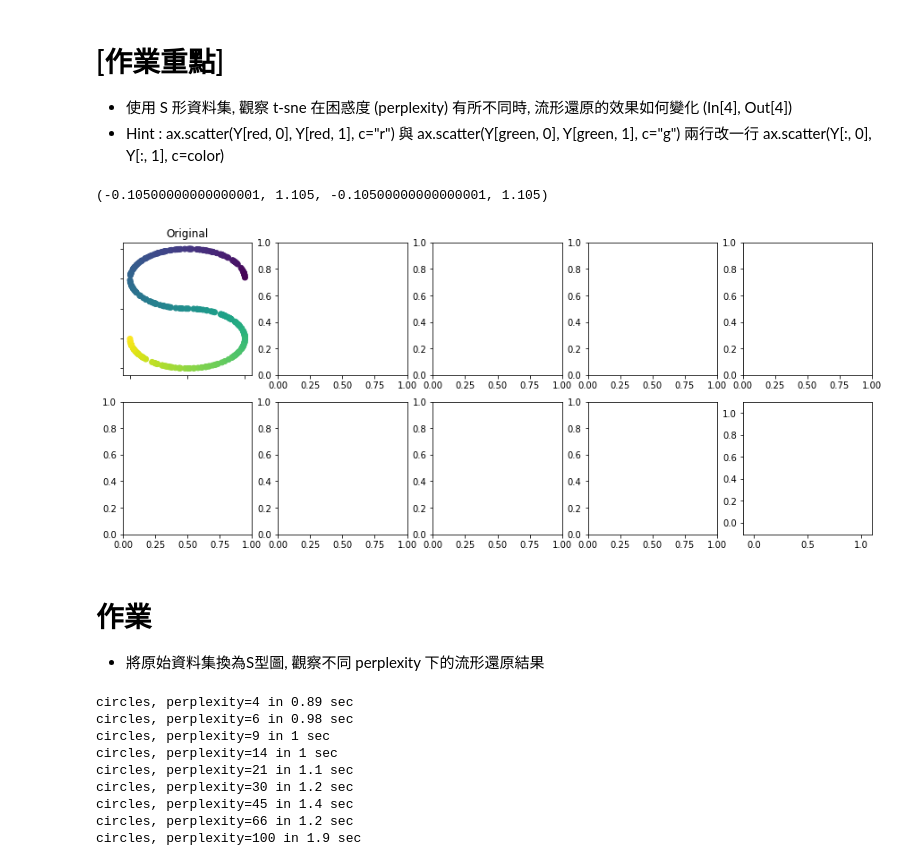
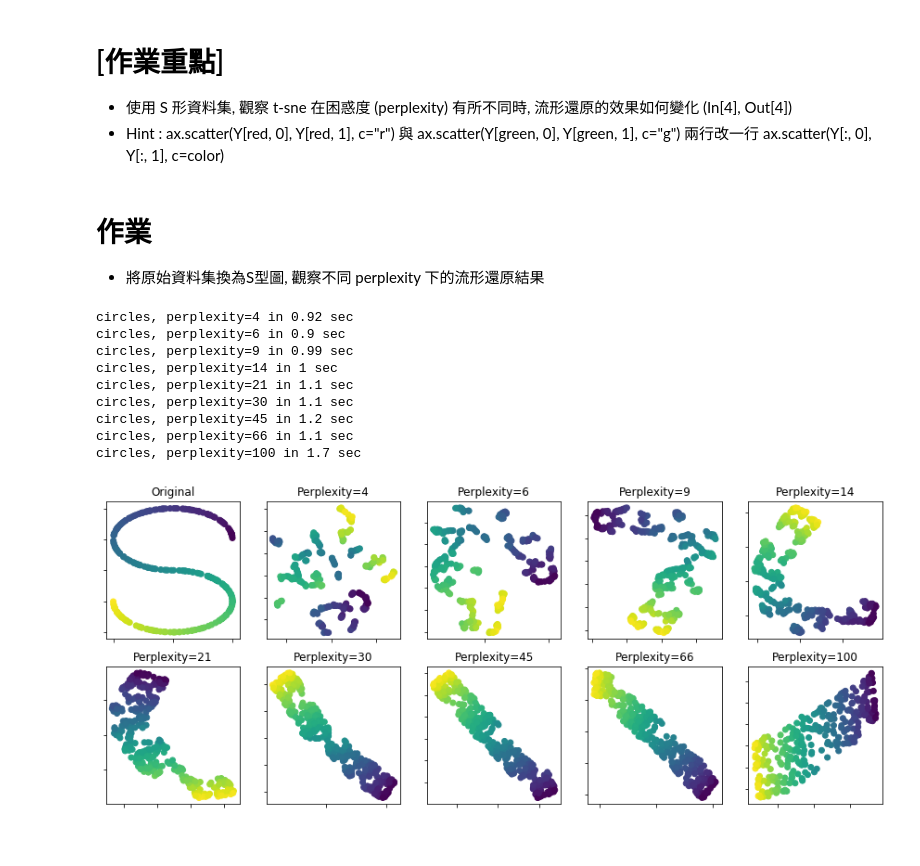
Before and after one commit to BeemoLin/ML100Days, a Jupyter notebook: homework/Day_062_tsne_HW.ipynb, the cells around one changed output. Cells and saved outputs as stored; diff of their text form; code cells hidden in the pictures.

```diff
--- a/homework/Day_062_tsne_HW.ipynb
+++ b/homework/Day_062_tsne_HW.ipynb
@@ -15,60 +15,58 @@ import matplotlib.pyplot as plt
 from matplotlib.ticker import NullFormatter
 from sklearn import manifold, datasets
 from time import time
-# %%
-# 設定模型與繪圖參數
-n_samples = 300
-n_components = 2
-(fig, subplots) = plt.subplots(2, 5, figsize=(15, 6))
-perplexities = [4, 6, 9, 14, 21, 30, 45, 66, 100]
-
-# 設定S曲線資料點
-X, color = datasets.samples_generator.make_s_curve(n_samples, random_state=0)
-
-# 繪製資料原圖
-ax = subplots[0][0]
-ax.set_title("Original")
-ax.scatter(X[:, 0], X[:, 2], c=color)
-ax.xaxis.set_major_formatter(NullFormatter())
-ax.yaxis.set_major_formatter(NullFormatter())
-plt.axis('tight')
-# %% [output]
-(-0.10500000000000001, 1.105, -0.10500000000000001, 1.105)
-[figure, removed]
 # %% [markdown]
 # 作業
 * 將原始資料集換為S型圖, 觀察不同 perplexity 下的流形還原結果
 # %%
+# 設定模型與繪圖參數
+n_samples = 300
+n_components = 2
+(fig, subplots) = plt.subplots(2, 5, figsize=(15, 6))
+perplexities = [4, 6, 9, 14, 21, 30, 45, 66, 100]
+
+# 設定S曲線資料點
+X, color = datasets.samples_generator.make_s_curve(n_samples, random_state=0)
+
+# 繪製資料原圖
+ax = subplots[0][0]
+ax.set_title("Original")
+ax.scatter(X[:, 0], X[:, 2], c=color)
+ax.xaxis.set_major_formatter(NullFormatter())
+ax.yaxis.set_major_formatter(NullFormatter())
+plt.axis('tight')
+
 # 繪製不同 perplexity 下的 t-SNE 流形還原圖 (請注意! 語法也要對應調整)
 #  ax.scatter(Y[red, 0], Y[red, 1], c="r") 與 ax.scatter(Y[green, 0], Y[green, 1], c="g") 兩行改一行 ax.scatter(Y[:, 0], Y[:, 1], c=color)
 for i, perplexity in enumerate(perplexities):
     if i<4:
         ax = subplots[0][i+1]
     else:
         ax = subplots[1][i-4]
 
     t0 = time()
     tsne = manifold.TSNE(n_components=n_components, init='random',
                          random_state=0, perplexity=perplexity)
     Y = tsne.fit_transform(X)
     t1 = time()
     print("circles, perplexity=%d in %.2g sec" % (perplexity, t1 - t0))
     ax.set_title("Perplexity=%d" % perplexity)
 #     ax.scatter(Y[red, 0], Y[red, 1], c="r")
 #     ax.scatter(Y[green, 0], Y[green, 1], c="g")
-    ax.scatter(Y[:, 0], Y[:, 1], c="r")
+    ax.scatter(Y[:, 0], Y[:, 1], c=color)
     ax.xaxis.set_major_formatter(NullFormatter())
     ax.yaxis.set_major_formatter(NullFormatter())
     ax.axis('tight')
 
 plt.show()
 # %% [output]
-circles, perplexity=4 in 0.89 sec
-circles, perplexity=6 in 0.98 sec
-circles, perplexity=9 in 1 sec
+circles, perplexity=4 in 0.92 sec
+circles, perplexity=6 in 0.9 sec
+circles, perplexity=9 in 0.99 sec
 circles, perplexity=14 in 1 sec
 circles, perplexity=21 in 1.1 sec
-circles, perplexity=30 in 1.2 sec
-circles, perplexity=45 in 1.4 sec
-circles, perplexity=66 in 1.2 sec
-circles, perplexity=100 in 1.9 sec
+circles, perplexity=30 in 1.1 sec
+circles, perplexity=45 in 1.2 sec
+circles, perplexity=66 in 1.1 sec
+circles, perplexity=100 in 1.7 sec
+[figure, added]
```
